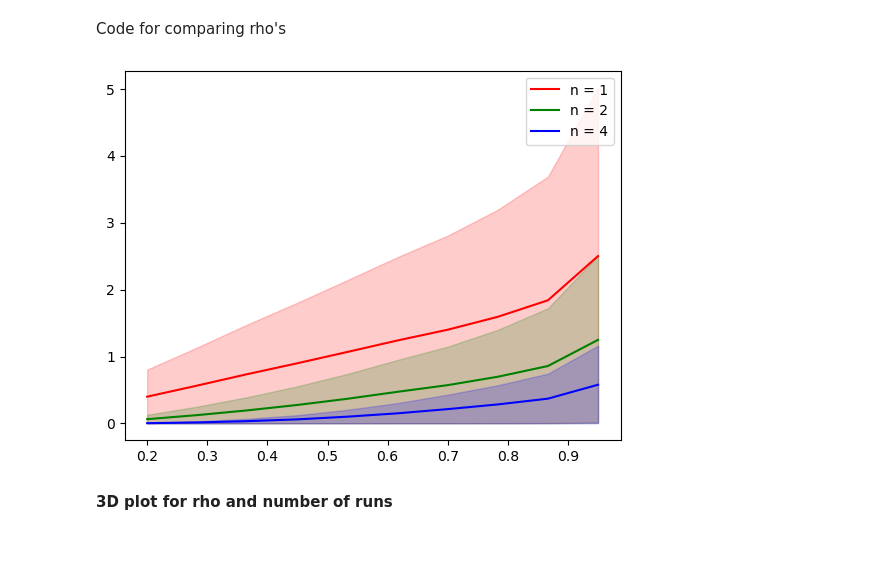
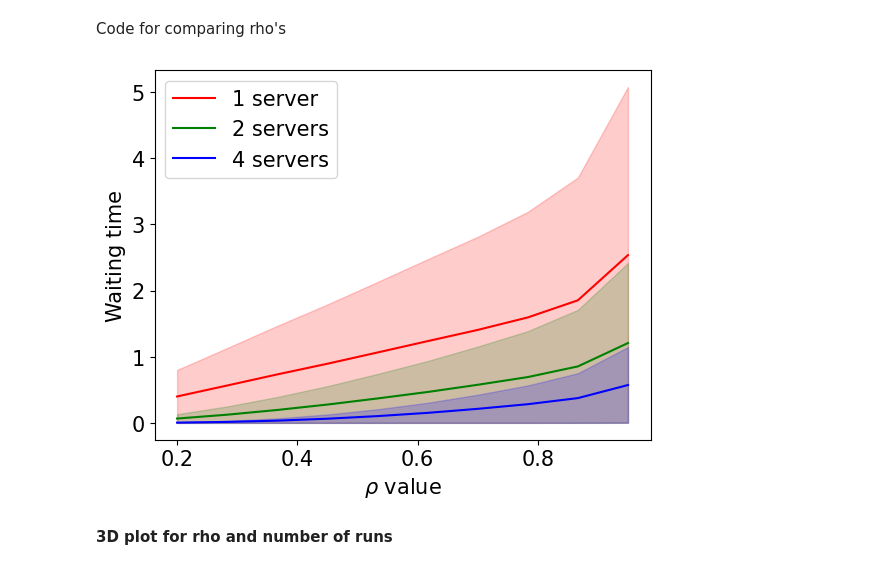
Before and after one commit to LoesBijman/stochastic_2, a Jupyter notebook: assignment_2.ipynb, the cells around one changed output. Cells and saved outputs as stored; diff of their text form; code cells hidden in the pictures.

```diff
--- a/assignment_2.ipynb
+++ b/assignment_2.ipynb
@@ -147,27 +147,26 @@ waiting_times_of_rhos_n4 = waiting_times_of_rhos(rhos_list, 4, runs)
 # %%
 def rho_errorbars(waiting_times_of_rhos,rhos_list, color, label):
     means = []
     cis = []
     for waiting_times_run in waiting_times_of_rhos:
         mean, yerr = plot_conf_95(waiting_times_run)
         means.append(mean)
         cis.append(yerr)
     # for i in range(len(means)):
     #     plt.errorbar(x=rhos_list[i], y=means[i], yerr=np.array(cis[i]).T, fmt='o', capsize=5, color = color)
     plt.plot(rhos_list, means, color = color, label = label)
     plt.fill_between(rhos_list, means-np.array(cis)[:, 0, 0], means+np.array(cis)[:, 0, 1], color = color, alpha = 0.2)
 
 rho_errorbars(waiting_times_of_rhos_n1, rhos_list, 'red', '1 server')
 rho_errorbars(waiting_times_of_rhos_n2, rhos_list, 'green', '2 servers')
 rho_errorbars(waiting_times_of_rhos_n4, rhos_list, 'blue', '4 servers')
 plt.xlabel('$\\rho$ value', fontsize=15)
 plt.ylabel('Waiting time', fontsize=15)
 plt.legend(fontsize=15, loc = 2)
 plt.tick_params(labelsize=15)
-plt.legend()
 plt.show()
 # %% [output]
-[figure, old version]
+[figure, new version]
 # %% [markdown]
 **3D plot for rho and number of runs**
 # %%
```
